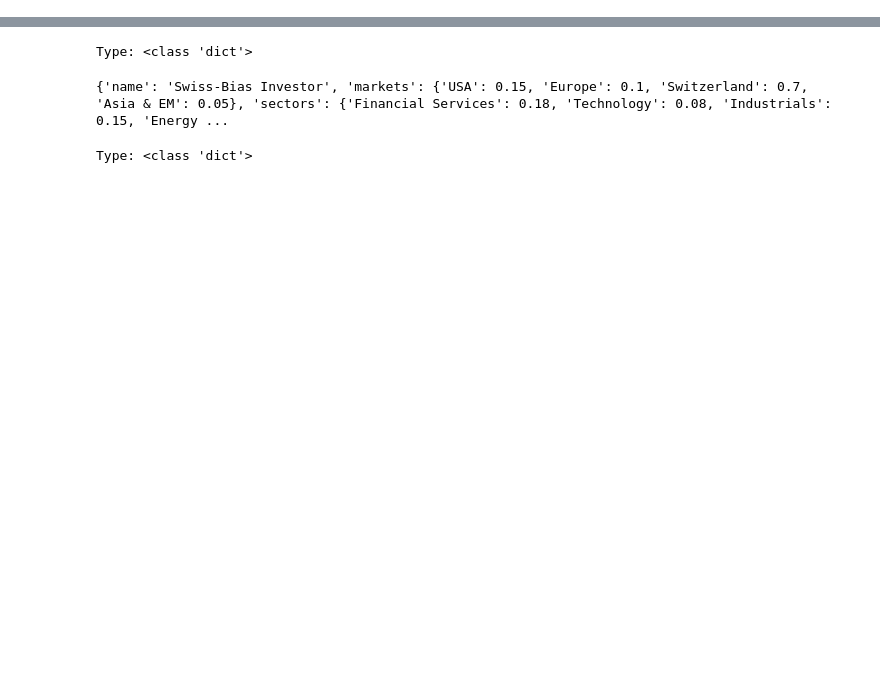
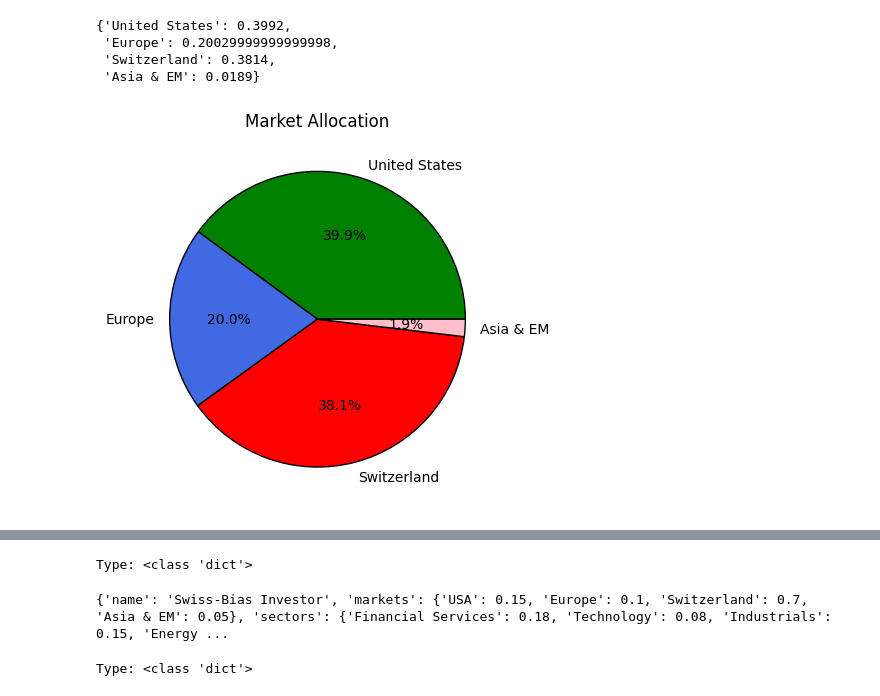
Before and after one commit to glaand/personal-investment-recommender, a Jupyter notebook: analysis/raffi_test.ipynb, the cells around one changed output, grey strips where cells are left out. Saved outputs shown, nothing was run; the diff lists cells and outputs as text; code cells hidden in the pictures; blank space fills up the shorter version.

```diff
--- a/analysis/raffi_test.ipynb
+++ b/analysis/raffi_test.ipynb
@@ -87,0 +401,66 @@ investors[0]._id
+# %%
+# IMPLEMENTED
+
+# Allokation berechnen
+
+market_allocation = {
+    'United States':0.,
+    'Europe':0.,
+    'Switzerland':0.,
+    'Asia & EM':0.
+}
+
+sector_allocation = {
+    'Financial Services': 0,
+    'Technology': 0.,
+    'Industrials': 0.,
+    'Energy': 0.,
+    'Healthcare': 0.,
+    'Consumer Defensive': 0.,
+    'Consumer Cyclical': 0.,
+    'Basic Materials': 0.,
+    'Real Estate': 0.,
+    'Communication Services': 0.,
+    'Utilities': 0.
+}
+
+for position in investors[0]._portfolio:
+    region = position['region']
+    market_allocation[region] += position['portfolio_percent']
+    sector = position['sector']
+    sector_allocation[sector] += position['portfolio_percent']
+
+market_allocation
+# sector_allocation
+# %% [output]
+{'United States': 0.3992,
+ 'Europe': 0.20029999999999998,
+ 'Switzerland': 0.3814,
+ 'Asia & EM': 0.0189}
+# %%
+# IMPLEMENTED
+
+# Allokation visualiseren
+market_colors = {
+    'United States':'green',
+    'Europe':'royalblue',
+    'Switzerland':'red',
+    'Asia & EM':'pink'
+}
+
+sector_colors= {}
+
+market_label_list = []
+market_size_list = []
+market_color_list = []
+for market in market_allocation:
+    if market_allocation[market] != 0:
+        market_label_list.append(market)
+        market_size_list.append(market_allocation[market])
+        market_color_list.append(market_colors[market])
+
+plt.pie(x=market_size_list, labels=market_label_list, autopct='%1.1f%%', colors=market_color_list, wedgeprops=dict(edgecolor='black'))
+plt.title('Market Allocation')
+plt.show()
+# %% [output]
+[figure, added]
```
Also changed, not shown: parts of 38 cells of this notebook.
